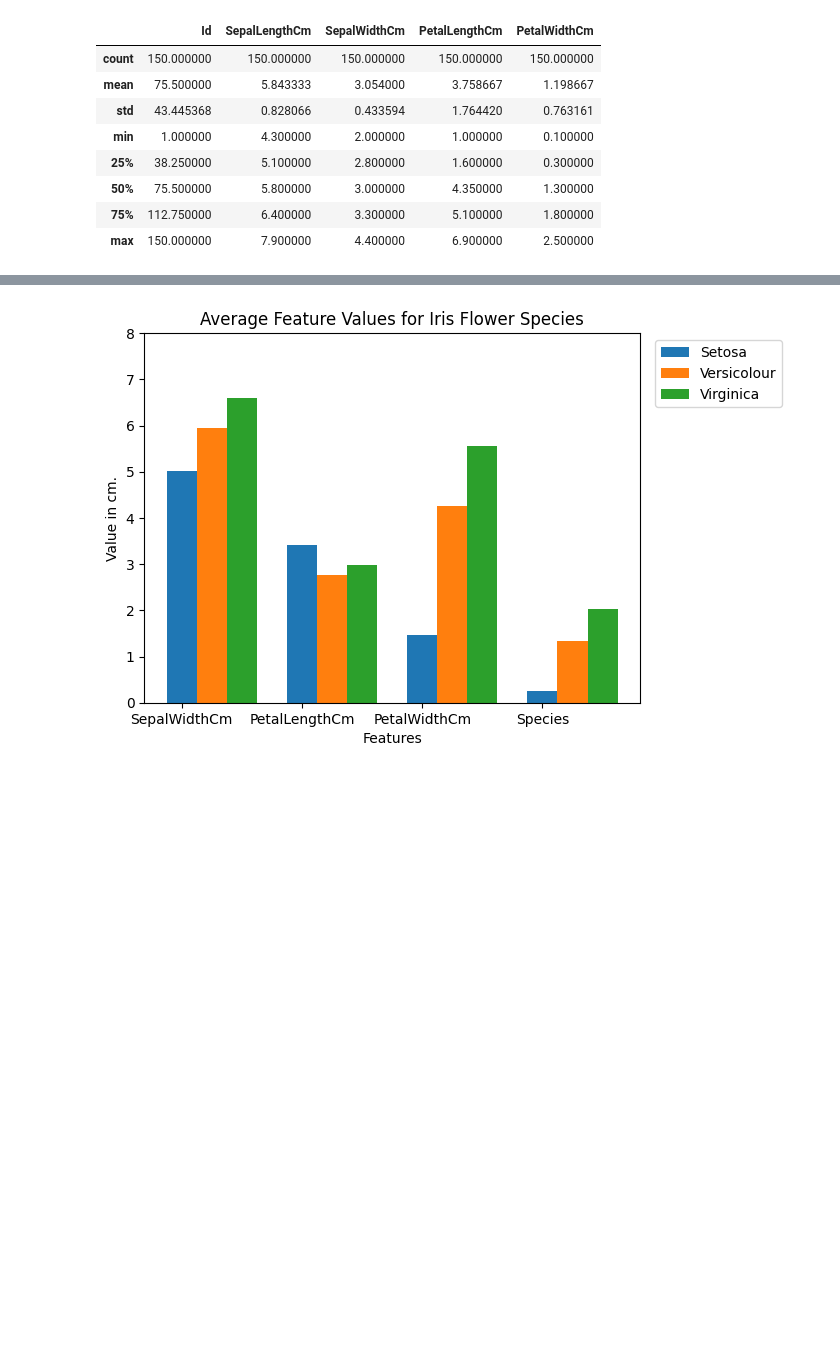
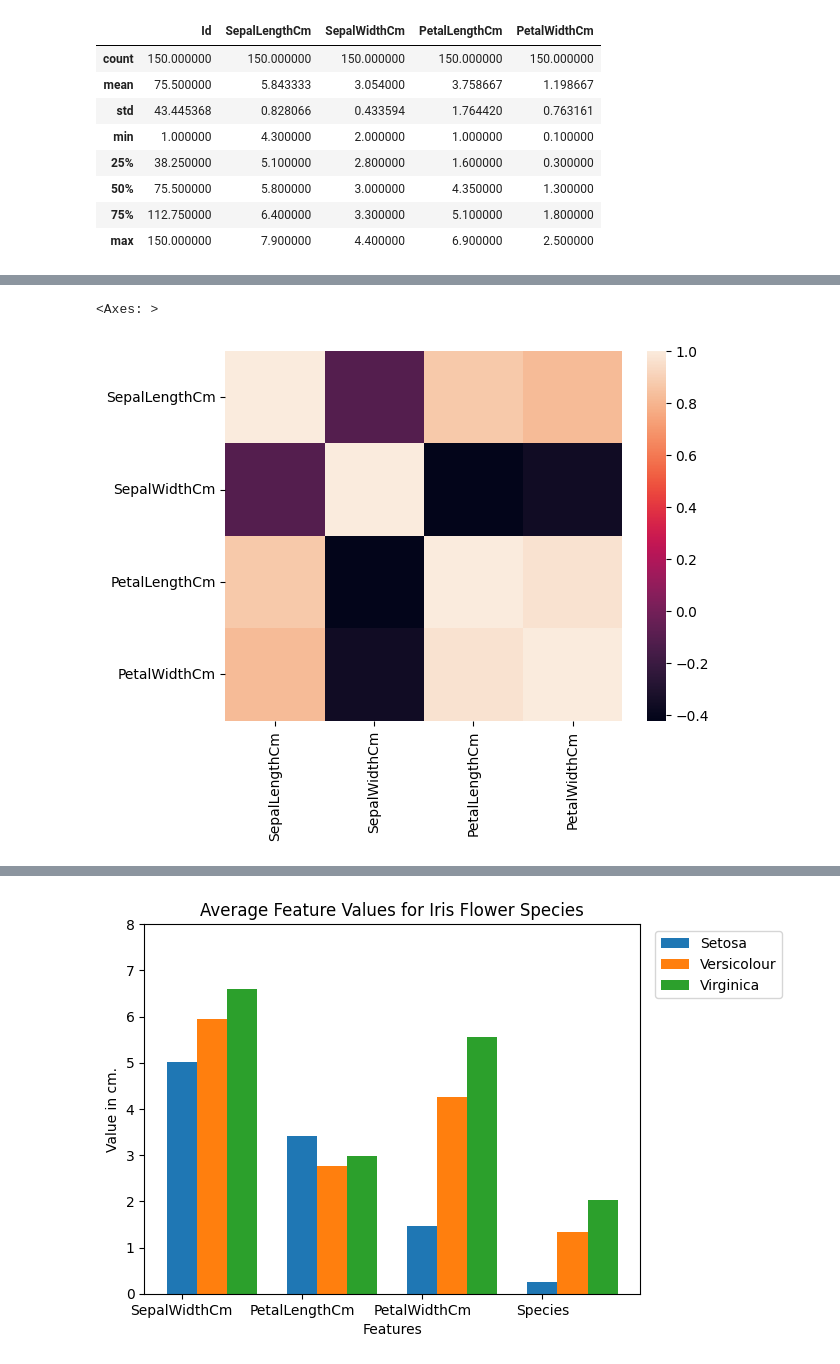
Before and after one commit to asna-v-a/iris_flower_classification_using_svm, a Jupyter notebook: iris_flower_classification.ipynb, the cells around one changed output, grey strips where cells are left out. Drawn from its saved outputs; the diff is of its cells as text; code cells hidden in the pictures; blank space fills up the shorter version.

```diff
--- a/iris_flower_classification.ipynb
+++ b/iris_flower_classification.ipynb
@@ -67,0 +74,3 @@ df.describe()
+# %%
+correlation=df.corr(numeric_only=True)
+correlation
@@ -68,3 +83,8 @@ df.describe()
+# %%
+sns.heatmap(correlation,cmap="rocket")
+# %% [output]
+<Axes: >
+[figure, added]
 # %%
 sns.pairplot(df,hue='Species')
 # %% [output]
```
Also changed, not shown: parts of 34 cells of this notebook.
